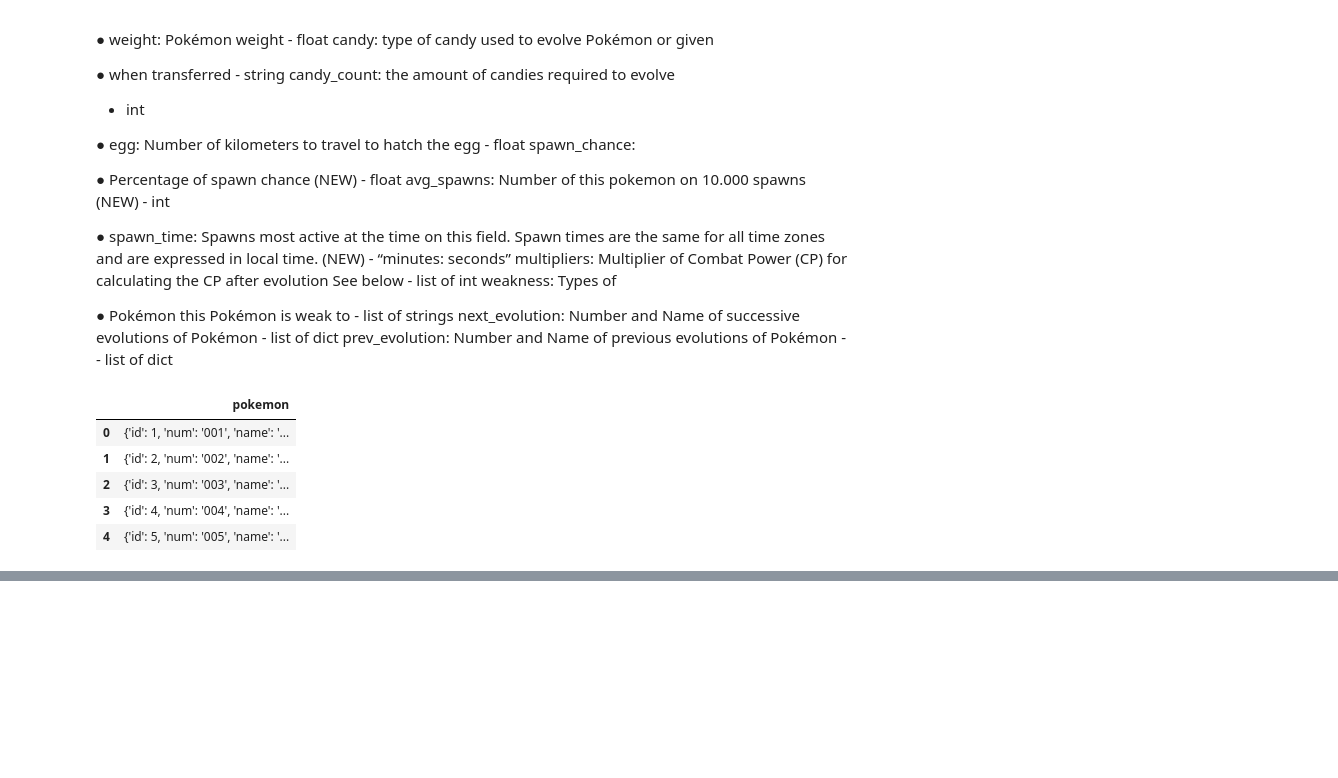
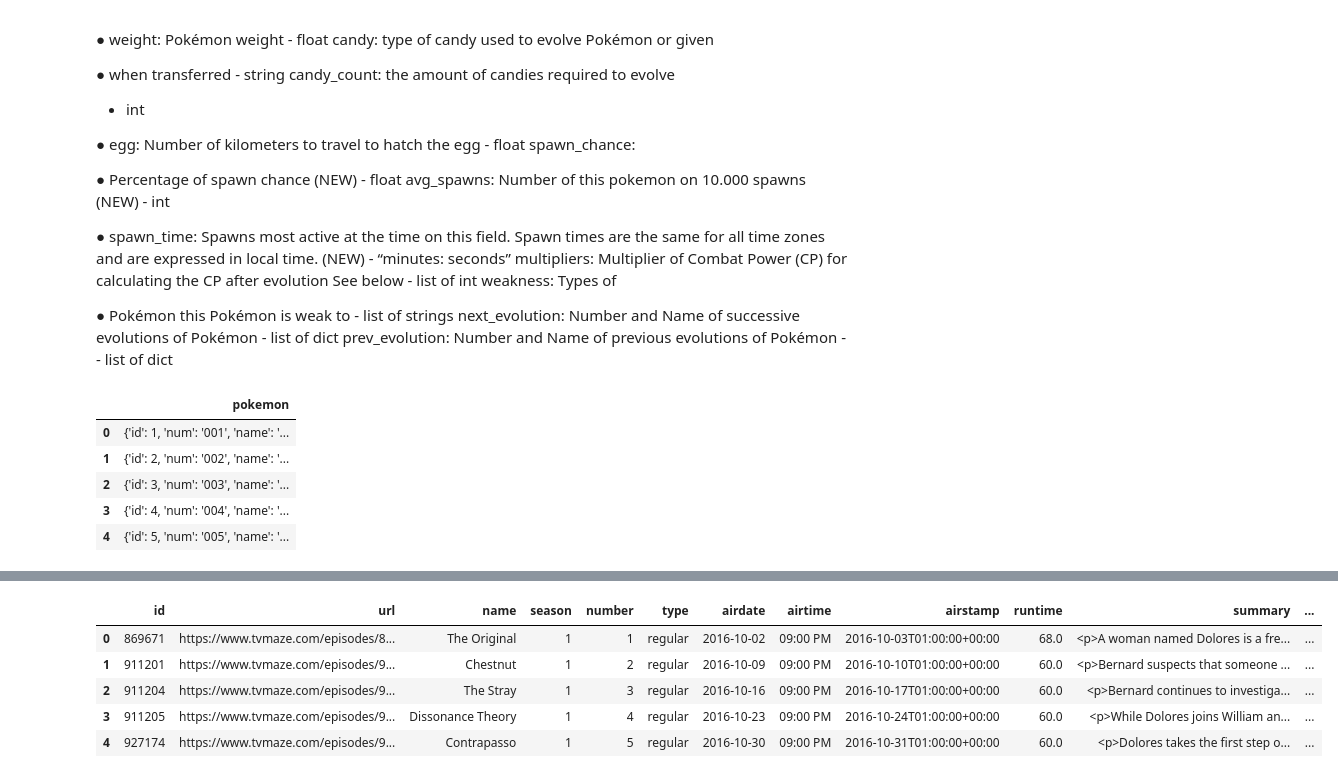
Before and after one commit to AKISHPOTHURI/DataScienceAssignment, a Jupyter notebook: python.ipynb, the cells around one changed output, grey strips where cells are left out. Drawn from its saved outputs; the diff is of its cells as text; code cells hidden in the pictures; blank space fills up the shorter version.

```diff
--- a/python.ipynb
+++ b/python.ipynb
@@ -163,3 +143,0 @@ data['pokemon']
-# %%
-for i in data['pokemon']:
-    print(i['id'])
@@ -183,0 +218,8 @@ for i in data['pokemon']:
+# %%
+url = 'http://api.tvmaze.com/singlesearch/shows?q=westworld&embed=episodes'
+uclient1 = uReq(url)
+requests.get(url)
+tvmaze = uclient1.read()
+data = json.loads(tvmaze)
+data = data['_embedded']['episodes']
+data
@@ -183,0 +244,40 @@ for i in data['pokemon']:
+# %%
+url = 'http://api.tvmaze.com/singlesearch/shows?q=westworld&embed=episodes'
+uclient1 = uReq(url)
+requests.get(url)
+tvmaze = uclient1.read()
+data = json.loads(tvmaze)
+data = data['_embedded']['episodes']
+
+tvmazedata = pd.DataFrame(data)
+rating = []
+medium = []
+Origin = []
+for i in data:
+    rating.append(i['rating']['average'])
+    medium.append(i['image']['medium'])
+    Origin.append(i['image']['original'])
+tvmazedata['medium image link'] = (pd.DataFrame(medium)).astype('str')
+tvmazedata['Original image link'] = (pd.DataFrame(Origin)).astype('str')
+tvmazedata['average rating'] = (pd.DataFrame(rating)).astype('str')
+tvmazedata.drop(['_links','image','rating'],axis=1,inplace=True)
+
+tvmazedata['url'] = tvmazedata['url'].astype('str')
+tvmazedata['name'] = tvmazedata['name'].astype('str')
+tvmazedata['type'] = tvmazedata['type'].astype('str')
+tvmazedata['airdate'] = pd.to_datetime(tvmazedata['airdate'])
+tvmazedata['airtime'] = pd.to_datetime(tvmazedata['airtime'], format='%H:%M').dt.strftime('%I:%M %p')
+tvmazedata['runtime'] = tvmazedata['runtime'].astype('float')
+tvmazedata['average rating'] = tvmazedata['average rating'].astype('float')
+tvmazedata['summary'] = tvmazedata['summary'].astype('str')
+tvmazedata['medium image link'] = tvmazedata['medium image link'].astype('str')
+tvmazedata['Original image link'] = tvmazedata['Original image link'].astype('str')
+# %%
+tvmazedata.head()
+# %% [output]
+|  | id | url | name | season | number | type | airdate | airtime | airstamp | runtime | summary | ... |
+| 0 | 869671 | https://www.tvmaze.com/episodes/8... | The Original | 1 | 1 | regular | 2016-10-02 | 09:00 PM | 2016-10-03T01:00:00+00:00 | 68.0 | <p>A woman named Dolores is a fre... | ... |
+| 1 | 911201 | https://www.tvmaze.com/episodes/9... | Chestnut | 1 | 2 | regular | 2016-10-09 | 09:00 PM | 2016-10-10T01:00:00+00:00 | 60.0 | <p>Bernard suspects that someone ... | ... |
+| 2 | 911204 | https://www.tvmaze.com/episodes/9... | The Stray | 1 | 3 | regular | 2016-10-16 | 09:00 PM | 2016-10-17T01:00:00+00:00 | 60.0 | <p>Bernard continues to investiga... | ... |
+| 3 | 911205 | https://www.tvmaze.com/episodes/9... | Dissonance Theory | 1 | 4 | regular | 2016-10-23 | 09:00 PM | 2016-10-24T01:00:00+00:00 | 60.0 | <p>While Dolores joins William an... | ... |
+| 4 | 927174 | https://www.tvmaze.com/episodes/9... | Contrapasso | 1 | 5 | regular | 2016-10-30 | 09:00 PM | 2016-10-31T01:00:00+00:00 | 60.0 | <p>Dolores takes the first step o... | ... |
```
Also changed, not shown: parts of 10 cells of this notebook, 3 other files.
